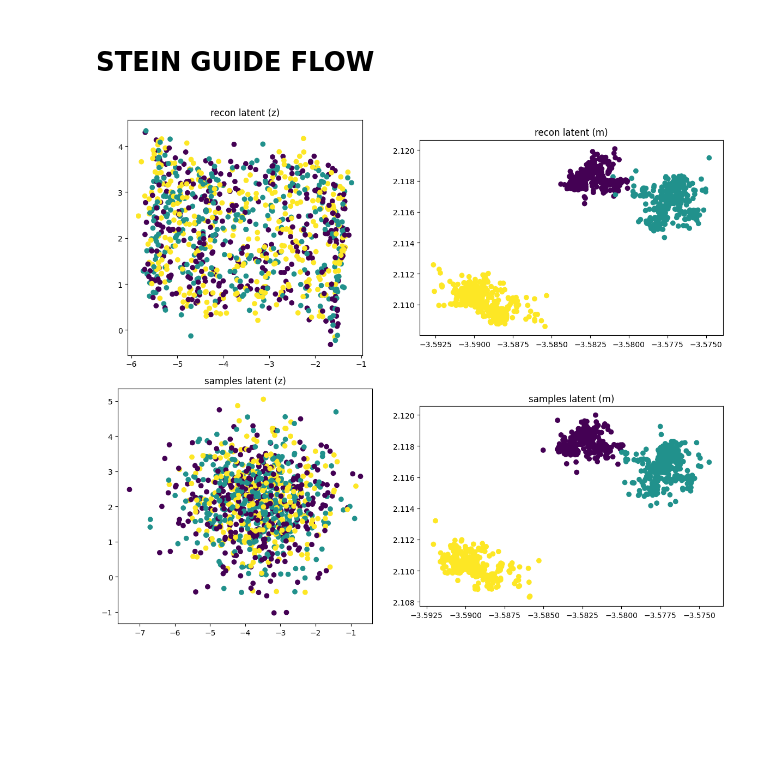
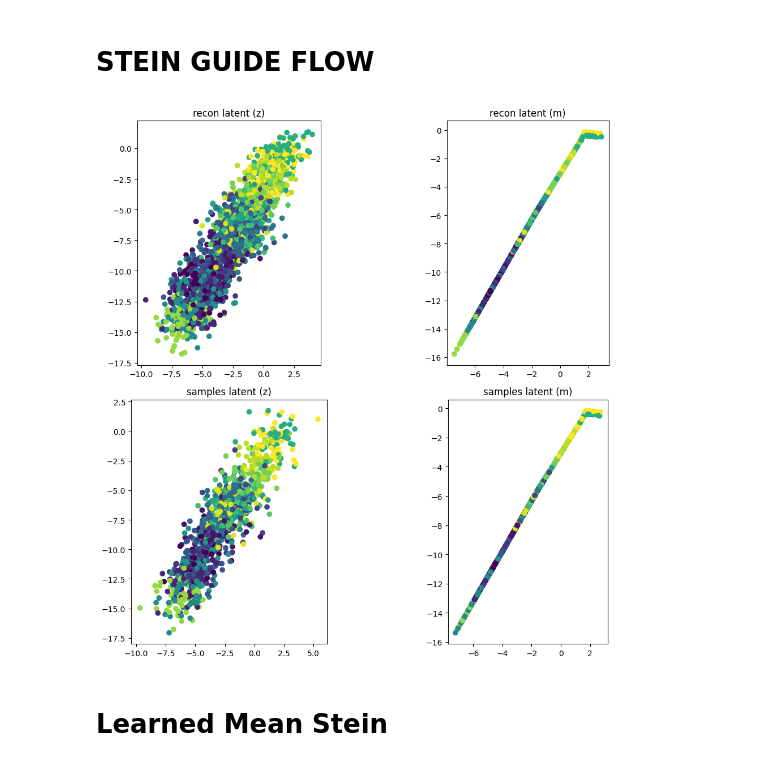
Before and after one commit to kenn50/Bachelor, a Jupyter notebook: Experiments/Simpler/simpler_cleaned.ipynb, the cells around one changed output. Cells and saved outputs as stored; diff of their text form; code cells hidden in the pictures; blank space fills up the shorter version.

Commit message:
Experimented with training

```diff
--- a/Experiments/Simpler/simpler_cleaned.ipynb
+++ b/Experiments/Simpler/simpler_cleaned.ipynb
@@ -54,6 +55,11 @@ def plot3d(d, title):
     )
 
     fig.show()
+# %%
+
+X_3d_checkerboard = make_nd_checkerboard(2000, grid_shape=(4, 4, 1))[0]
+
+plot3d(X_3d_checkerboard, "Checkerboard")
 # %%
 import numpy as np
 
@@ -99,12 +121,12 @@ def decoder(hidden_dim, out_dim):
 # %%
-X = X_S
+X = X_3d_checkerboard
 
 batch_size = X.shape[0]
 dataloader = [X[i:i+batch_size] for i in range(0, len(X), batch_size)]
 
 out_dim = X.reshape(X.shape[0], -1).shape[1]
 
-hidden_dim = 8
+hidden_dim = 16
 z_dim = 2
 lr=5e-3
 adam = optim.Adam(lr)
@@ -112,6 +134,7 @@ adam = optim.Adam(lr)
 
 encoder_args = {"hidden_dim": hidden_dim, "z_dim": z_dim}
 decoder_args = {"hidden_dim": hidden_dim, "out_dim": out_dim}
+mean_network_args = {"hidden_dim": hidden_dim, "m_dim": z_dim}
 # %%
 def plot_vae(vae, rng_key, share_axis=True):
     rng_key, e_sub, d_sub, s_sub = jax.random.split(rng_key, 4)
@@ -208,8 +217,8 @@ plot_vae(stein_global_vae, sub_key, False)
 rng_key, sub_key = jax.random.split(rng_key)
 
 
-flow_args = {"input_dim": z_dim, "hidden_dims": [2, 2], "steps": 5, "inv": False}
+flow_args = {"input_dim": z_dim, "hidden_dims": [2, 2], "steps": 10, "inv": True}
 
 guide_flow_vae = GuideFlowGlobalVAE(encoder, encoder_args, decoder, decoder_args, z_dim, flow=normalizing_flow, flow_args=flow_args)
 
-guide_flow_vae.train(dataloader, X.shape[0], adam, 5000, sub_key)
+guide_flow_vae.train(dataloader, X.shape[0], adam, 10000, sub_key)
@@ -247,8 +236,11 @@ flow_args = {"input_dim": z_dim, "hidden_dims": [2, 2], "steps": 5, "inv": True}
 
 stein_guide_flow_vae = SteinGuideFlowVAE(encoder, encoder_args, decoder, decoder_args, z_dim, flow=normalizing_flow, flow_args=flow_args)
 
-stein_guide_flow_vae.train(dataloader, X.shape[0], adam, 10000, sub_key, num_stein_particles=3, repulsion_temperature=1)
+stein_guide_flow_vae.train(dataloader, X.shape[0], adam, 5000, sub_key, num_stein_particles=3, repulsion_temperature=1)
 # %%
+rng_key, sub_key = jax.random.split(rng_key)
 plot_vae(stein_guide_flow_vae, sub_key, False)
 # %% [output]
-[figure, old version]
+[figure, new version]
+# %% [markdown]
+# Learned Mean Stein
```
Also changed, not shown: parts of 10 cells of this notebook, 2 other files.
